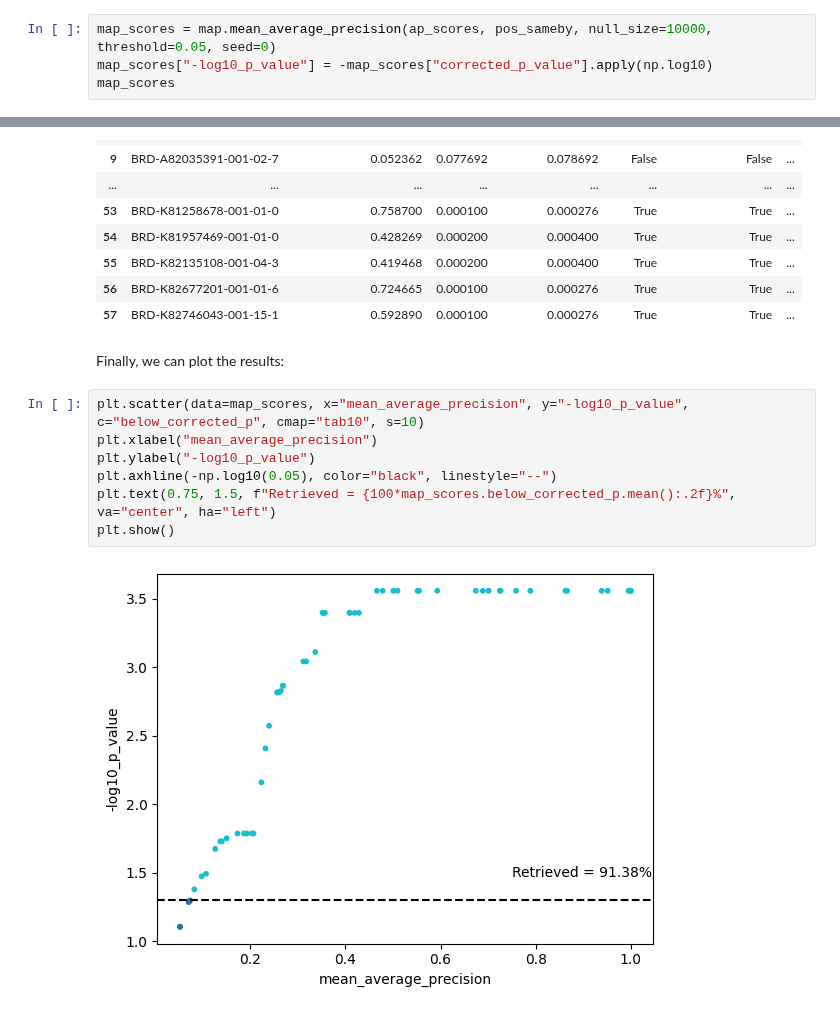
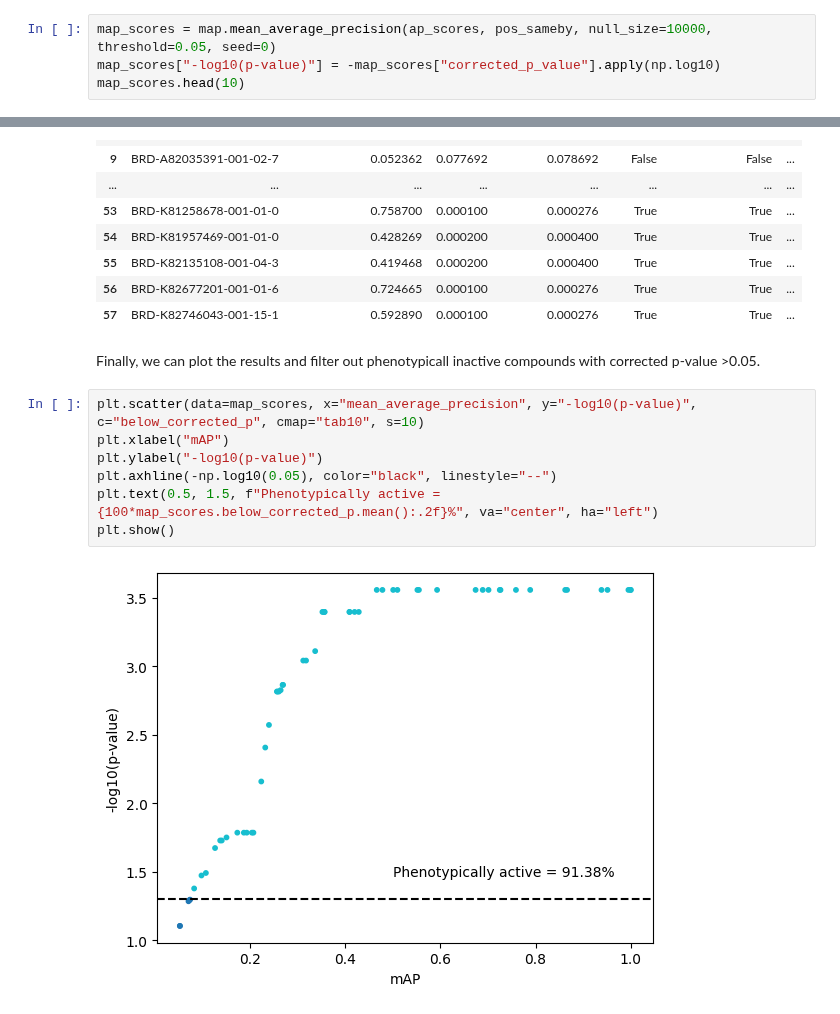
Before and after one commit to cytomining/copairs, a Jupyter notebook: examples/demo.ipynb, the cells around one changed output, grey strips where cells are left out. Saved outputs shown, nothing was run; the diff lists cells and outputs as text.

Commit message:
add phenotypic consistency to example

```diff
--- a/examples/demo.ipynb
+++ b/examples/demo.ipynb
@@ -101,8 +145,8 @@ ap_scores
 At the next step, we average the AP scores, calculate p-value using permutation testing, and perform FDR correction to compare across compounds.
 # %%
 map_scores = map.mean_average_precision(ap_scores, pos_sameby, null_size=10000, threshold=0.05, seed=0)
-map_scores["-log10_p_value"] = -map_scores["corrected_p_value"].apply(np.log10)
-map_scores
+map_scores["-log10(p-value)"] = -map_scores["corrected_p_value"].apply(np.log10)
+map_scores.head(10)
 # %% [output]
 |  | Metadata_broad_sample | mean_average_precision | p_value | corrected_p_value | below_p | below_corrected_p | ... |
 | 0 | BRD-A69275535-001-01-5 | 0.203576 | 0.012899 | 0.016390 | True | True | ... |
@@ -122,13 +166,13 @@ map_scores
 | 56 | BRD-K82677201-001-01-6 | 0.724665 | 0.000100 | 0.000276 | True | True | ... |
 | 57 | BRD-K82746043-001-15-1 | 0.592890 | 0.000100 | 0.000276 | True | True | ... |
 # %% [markdown]
-Finally, we can plot the results:
+Finally, we can plot the results and filter out phenotypicall inactive compounds with corrected p-value >0.05.
 # %%
-plt.scatter(data=map_scores, x="mean_average_precision", y="-log10_p_value", c="below_corrected_p", cmap="tab10", s=10)
-plt.xlabel("mean_average_precision")
-plt.ylabel("-log10_p_value")
+plt.scatter(data=map_scores, x="mean_average_precision", y="-log10(p-value)", c="below_corrected_p", cmap="tab10", s=10)
+plt.xlabel("mAP")
+plt.ylabel("-log10(p-value)")
 plt.axhline(-np.log10(0.05), color="black", linestyle="--")
-plt.text(0.75, 1.5, f"Retrieved = {100*map_scores.below_corrected_p.mean():.2f}%", va="center", ha="left")
+plt.text(0.5, 1.5, f"Phenotypically active = {100*map_scores.below_corrected_p.mean():.2f}%", va="center", ha="left")
 plt.show()
 # %% [output]
-[figure, old version]
+[figure, new version]
```
Also changed, not shown: parts of 15 cells of this notebook.
